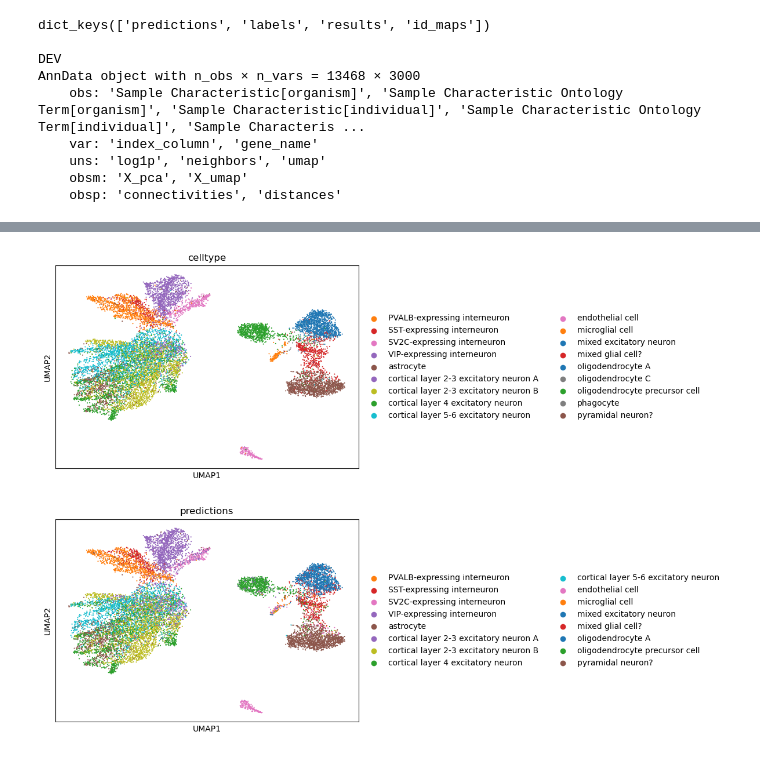
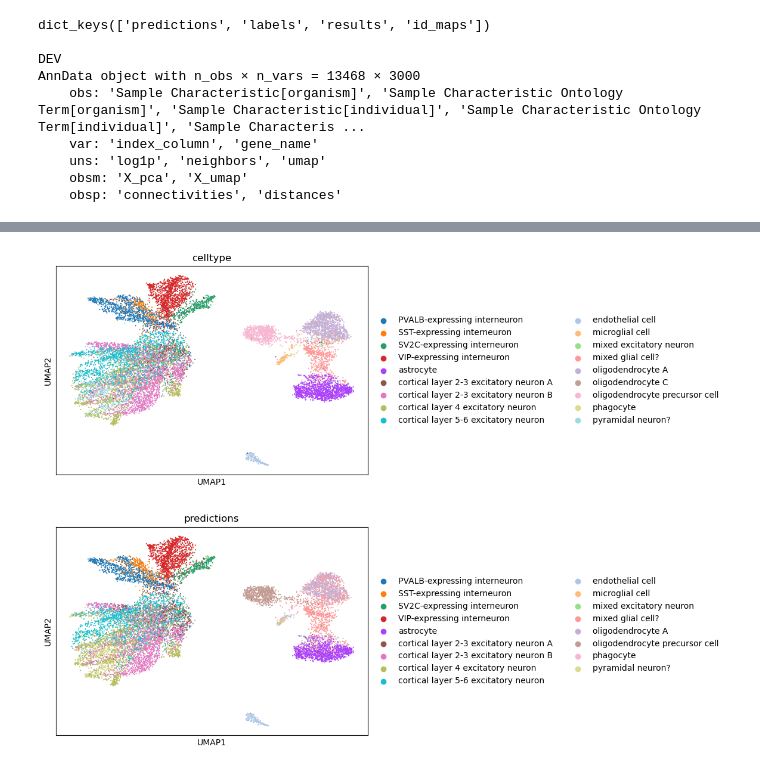
Before and after one commit to SelinaErnst/ClinicalBioinformatics_scGPT_annot_prj, a Jupyter notebook: experiment03-scGPT/scripts/06_prediction_plot.ipynb, the cells around one changed output, grey strips where cells are left out. Drawn from its saved outputs; the diff is of its cells as text; code cells hidden in the pictures.

```diff
--- a/experiment03-scGPT/scripts/06_prediction_plot.ipynb
+++ b/experiment03-scGPT/scripts/06_prediction_plot.ipynb
@@ -96,16 +86,16 @@ Counter({6: 2103,
 # %%
-palette_ = plt.rcParams["axes.prop_cycle"].by_key()["color"]
-palette_ = plt.rcParams["axes.prop_cycle"].by_key()["color"] + plt.rcParams["axes.prop_cycle"].by_key()["color"] + plt.rcParams["axes.prop_cycle"].by_key()["color"]
-palette_ = {c: palette_[i] for i, c in enumerate(celltypes)}
-
-
 sc.pl.umap(
         adata,
         color=["celltype", "predictions"],
-        palette=palette_,
         ncols=1,
         show=False
     )
+prediction_palette = dict(
+    zip(
+        adata.obs["predictions"].cat.categories,
+        adata.uns["predictions_colors"],
+    )
+)
 plt.savefig(pred_dir / "results.png", dpi=300, bbox_inches="tight")
 # %% [output]
-[figure, old version]
+[figure, new version]
```
Also changed, not shown: parts of 7 cells of this notebook, 53 other files.
